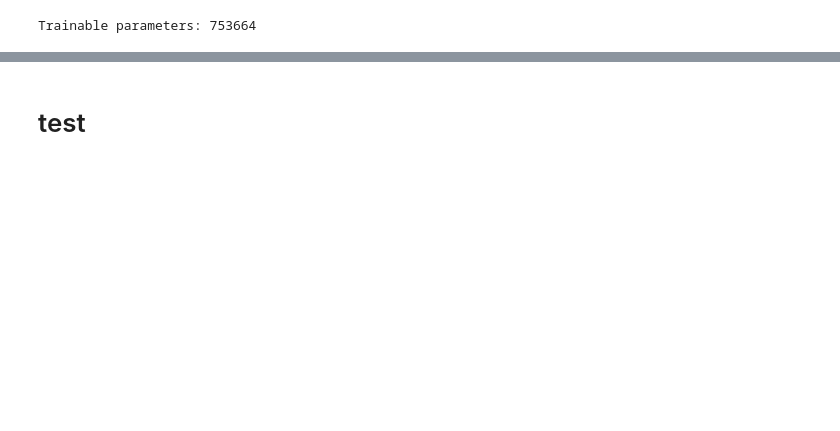
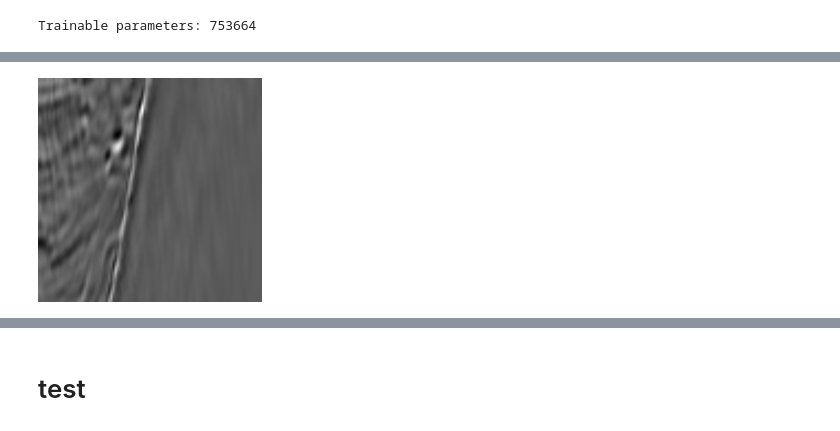
Before and after one commit to tedotechnologies/seismic_segmentation, a Jupyter notebook: notebooks/_train_sam.ipynb, the cells around one changed output, grey strips where cells are left out. Drawn from its saved outputs; the diff is of its cells as text; code cells hidden in the pictures; blank space fills up the shorter version.

```diff
--- a/notebooks/_train_sam.ipynb
+++ b/notebooks/_train_sam.ipynb
@@ -190,0 +274,4 @@ log_interval = train_config["training"]["log_interval"]
+# %%
+batch["seismic_img"][1]
+# %% [output]
+[figure, added]
```
Also changed, not shown: parts of 37 cells of this notebook, 2 other files.
